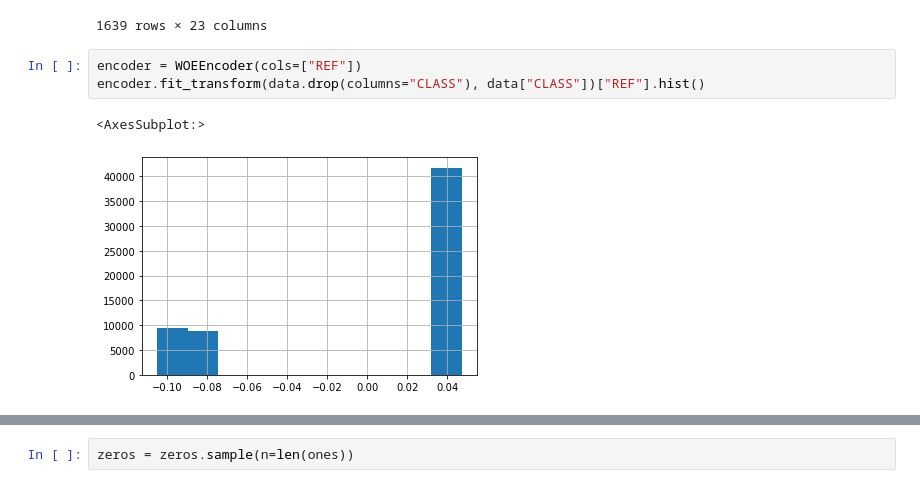
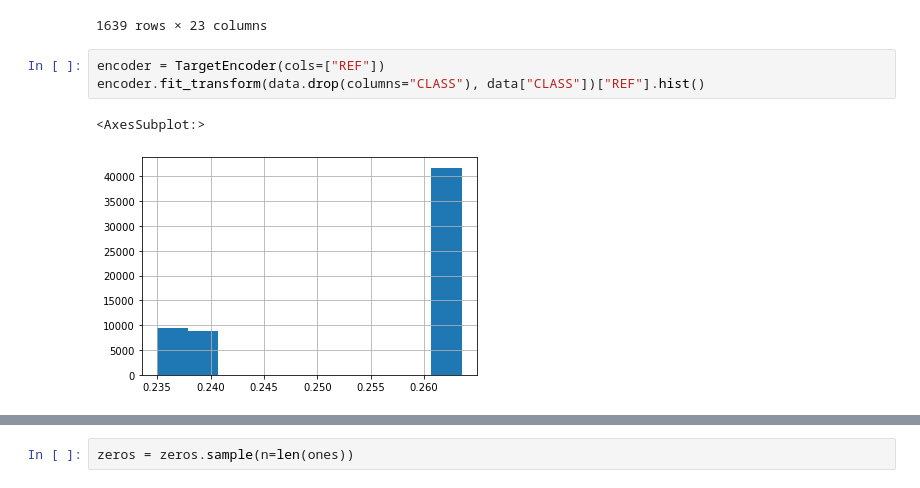
Before and after one commit to angelpuerta/genetic_variants, a Jupyter notebook: 4_designing_model.ipynb, the cells around one changed output, grey strips where cells are left out. Saved outputs shown, nothing was run; the diff lists cells and outputs as text.

```diff
--- a/4_designing_model.ipynb
+++ b/4_designing_model.ipynb
@@ -141,8 +143,8 @@ data[data['CLNDN'].apply(literal_eval).apply(len) > 10]
 | 65168 | X | 153762634 | G | A | ['G6PD_CAGLIARI', 'G6PD_MEDITERRA... | 9 | 0 | ['missense_variant'] | MODERATE | G6PD | XM_005274657.1 | ... |
 1639 rows × 23 columns
 # %%
-encoder = WOEEncoder(cols=["REF"])
+encoder = TargetEncoder(cols=["REF"])
 encoder.fit_transform(data.drop(columns="CLASS"), data["CLASS"])["REF"].hist()
 # %% [output]
 <AxesSubplot:>
-[figure, old version]
+[figure, new version]
```
Also changed, not shown: parts of 40 cells of this notebook, 2 other files.
